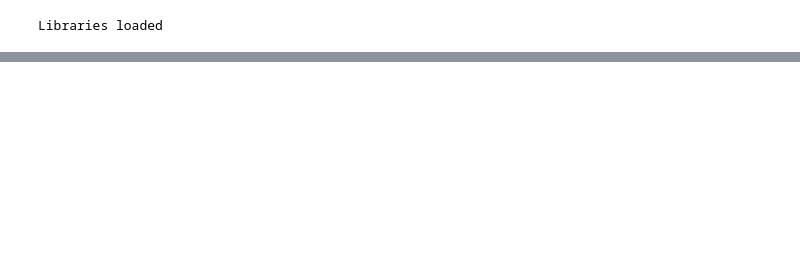
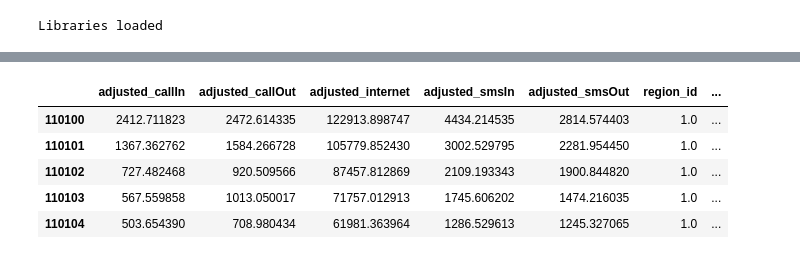
Before and after one commit to uwescience/DSSG2016-SensingTheCensus, a Jupyter notebook: src/notebooks/2016-07-18_Time-Series.ipynb, the cells around one changed output, grey strips where cells are left out. Cells and saved outputs as stored; diff of their text form; code cells hidden in the pictures; blank space fills up the shorter version.

```diff
--- a/src/notebooks/2016-07-18_Time-Series.ipynb
+++ b/src/notebooks/2016-07-18_Time-Series.ipynb
@@ -158,12 +181,12 @@ tp.index = tp.cellId
 # %%
 pd.options.mode.chained_assignment = None
 # %%
-region_based = pd.DataFrame(columns=['region_id','time','adjusted_smsIn','adjusted_smsOut','adjusted_callIn','adjusted_callOut','adjusted_internet'])
+region_based = pd.DataFrame(columns=['region_id','unique_time','adjusted_smsIn','adjusted_smsOut','adjusted_callIn','adjusted_callOut','adjusted_internet'])
 import ast
 import numpy as np
 for re in range(1, 86):
     print(re)
-    subdf = get_call_data(re-1, tp)
+    subdf = get_call_data(re, tp)
     subdf["region_id"] = re
     try:
         subdf["adjusted_smsIn"] = np.vectorize(calculate_actual_call)(subdf["cellId"], subdf["region_id"], subdf["smsIn"])
@@ -176,7 +199,7 @@ for re in range(1, 86):
         continue
 
     # do aggregation for
-    subdf = subdf.groupby("time").agg({
+    subdf = subdf.groupby("unique_time").agg({
                 'region_id': 'first',
                 'adjusted_smsIn': 'sum',
                 'adjusted_smsOut': 'sum',
@@ -187,4 +210,4 @@ for re in range(1, 86):
 
     region_based = region_based.append(subdf)
 
-region_based.time = region_based.index
+#region_based.time = region_based.index
@@ -190,0 +232,11 @@ region_based.time = region_based.index
+# %%
+region_based.unique_time = region_based.index
+# %%
+region_based.head()
+# %% [output]
+|  | adjusted_callIn | adjusted_callOut | adjusted_internet | adjusted_smsIn | adjusted_smsOut | region_id | ... |
+| 110100 | 2412.711823 | 2472.614335 | 122913.898747 | 4434.214535 | 2814.574403 | 1.0 | ... |
+| 110101 | 1367.362762 | 1584.266728 | 105779.852430 | 3002.529795 | 2281.954450 | 1.0 | ... |
+| 110102 | 727.482468 | 920.509566 | 87457.812869 | 2109.193343 | 1900.844820 | 1.0 | ... |
+| 110103 | 567.559858 | 1013.050017 | 71757.012913 | 1745.606202 | 1474.216035 | 1.0 | ... |
+| 110104 | 503.654390 | 708.980434 | 61981.363964 | 1286.529613 | 1245.327065 | 1.0 | ... |
```
Also changed, not shown: parts of 19 cells of this notebook, 2 other files.
